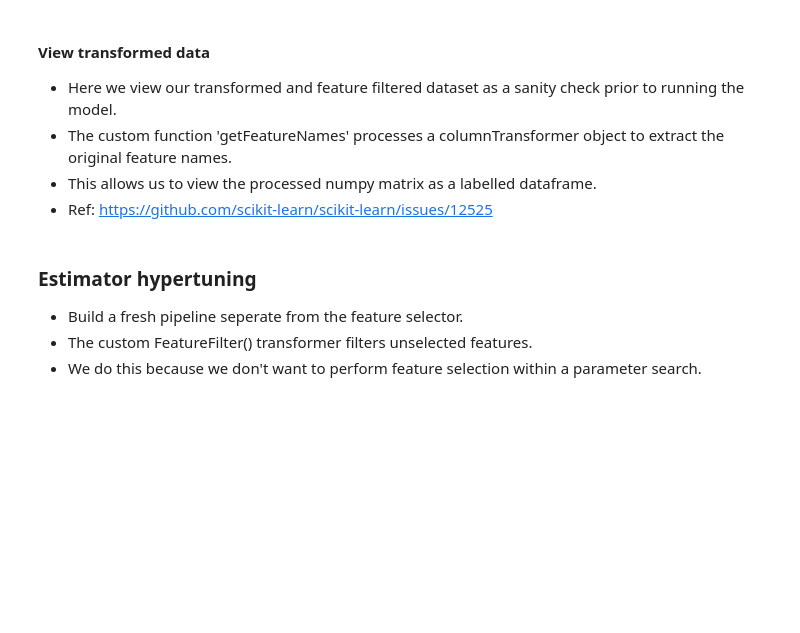
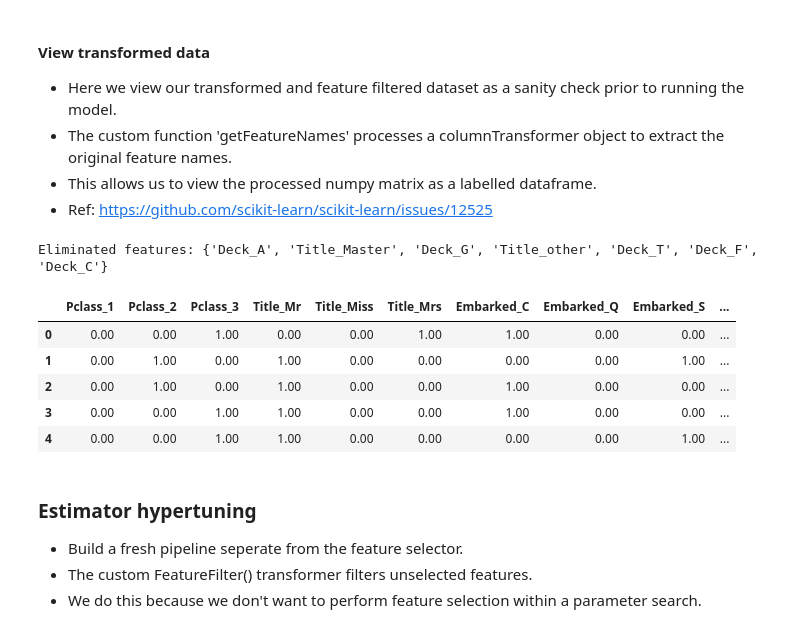
Before and after one commit to StephenRicher/machineLearning, a Jupyter notebook: Titanic/fullPipeline.ipynb, the cells around one changed output. Cells and saved outputs as stored; diff of their text form; code cells hidden in the pictures; blank space fills up the shorter version.

```diff
--- a/Titanic/fullPipeline.ipynb
+++ b/Titanic/fullPipeline.ipynb
@@ -106,0 +281,3 @@ train.loc[otherTitles, 'Title'] = 'Other'
+# %%
+train['ageGroup'] = pd.qcut(train['Age'], 4, precision=1).apply(roundInterval)
+plotSummaryCount(train, ['Sex', 'Pclass', 'ageGroup'], 'Survived', summary='mean')
@@ -253,7 +483,6 @@ class FeatureEngineer(BaseEstimator, TransformerMixin):
     def initData(self, X):
         """ Feature engineering required for both fit & transform """
         X['Title'] = X['Name'].apply(self.getTitle)
-        X['womanOrChild'] = (X['Sex'] == 'female') | (X['Title'] == 'Master')
         X['Surname'] = X['Name'].apply(self.getSurname)
         X['FamSize'] = X['Parch'] + X['SibSp'] + 1
         X['ageGroup'] = X.apply(self.estimateAgeGroup, axis=1)
@@ -284,6 +513,11 @@ class FeatureEngineer(BaseEstimator, TransformerMixin):
         X['Age'] = self._imputes['Age'].transform(X)
         X['famSurvive'] = X['Surname'].isin(self.maleNames)
         X['famDie'] = X['Surname'].isin(self.femaleNames)
+        X['Deck'] = X['Cabin'].apply(lambda x: x[0])
+        # Boolean mask of any title NOT in list
+        otherTitles = ~X['Title'].isin(['Mr', 'Miss', 'Mrs', 'Master'])
+        # Replace non-standard titles with other to reduce cardinality.
+        X.loc[otherTitles, 'Title'] = 'Other'
         return X
 
 
@@ -325,17 +559,24 @@ EmbarkedTransformer = Pipeline(steps=[
     ('encode', OneHotEncoder(
         handle_unknown='ignore', categories=[['C', 'Q', 'S']]))
 ])
+DeckTransformer = Pipeline(steps=[
+    ('impute', SimpleImputer(strategy='constant', fill_value='Unknown')),
+    ('encode', OneHotEncoder(
+        handle_unknown='ignore', categories=[['C', 'E', 'G', 'D', 'A', 'B', 'F', 'T']]))
+])
 AgeDiscretizer = Pipeline(steps=[
     ('discrete', KBinsDiscretizer(encode='ordinal', strategy='kmeans'))
 ])
 # %%
 transformers = ([
     ('Pclass',   OneHotEncoder(handle_unknown='ignore', categories=[[1, 2, 3]]),  ['Pclass']),
+    ('Title',    OneHotEncoder(handle_unknown='ignore', categories=[['Mr', 'Miss', 'Mrs', 'Master', 'other']]),  ['Title']),
     ('Embarked', EmbarkedTransformer, ['Embarked']),
+    ('Deck',     DeckTransformer, ['Deck']),
     ('Age',      AgeDiscretizer, ['Age']),
-    ('None',     NoTransformer(), ['famDie', 'famSurvive', 'womanOrChild', 'FamSize']),
+    ('None',     NoTransformer(), ['famDie', 'famSurvive', 'FamSize']),
 ])
-featureTransformer = ColumnTransformer(transformers=transformers, remainder='drop')
+featureTransformer = ColumnTransformer(transformers=transformers, remainder='drop', sparse_threshold=0)
 # %%
 # Define a preModel pipeline distinct from modelling step
 preProcessor = Pipeline(steps=[
@@ -439,21 +701,29 @@ featureSelector.fit(X_train, y_train)
 # %%
 # Extract columnTransformer and selector to extract feature names
 columnTransformer = featureSelector.named_steps['preProcess'].named_steps['columnTransform']
 selector = featureSelector.named_steps['selector']
 selectedFeatures = selector.get_support()
 featureNames = getFeatureNames(columnTransformer, selector)
 # Create dataframe of transformed data
 transformedDF = pd.DataFrame(
-    featureSelector.transform(X),
+    featureSelector.transform(X_train),
     columns=featureNames)
 
 # Symetric difference between 'with' and 'without selection'
 allFeatures = set(getFeatureNames(columnTransformer))
 
 eliminatedFeatures = allFeatures ^ set(featureNames)
 print(f'Eliminated features: {eliminatedFeatures}')
 
 transformedDF.head()
+# %% [output]
+Eliminated features: {'Deck_A', 'Title_Master', 'Deck_G', 'Title_other', 'Deck_T', 'Deck_F', 'Deck_C'}
+|  | Pclass_1 | Pclass_2 | Pclass_3 | Title_Mr | Title_Miss | Title_Mrs | Embarked_C | Embarked_Q | Embarked_S | ... |
+| 0 | 0.00 | 0.00 | 1.00 | 0.00 | 0.00 | 1.00 | 1.00 | 0.00 | 0.00 | ... |
+| 1 | 0.00 | 1.00 | 0.00 | 1.00 | 0.00 | 0.00 | 0.00 | 0.00 | 1.00 | ... |
+| 2 | 0.00 | 1.00 | 0.00 | 1.00 | 0.00 | 0.00 | 1.00 | 0.00 | 0.00 | ... |
+| 3 | 0.00 | 0.00 | 1.00 | 1.00 | 0.00 | 0.00 | 1.00 | 0.00 | 0.00 | ... |
+| 4 | 0.00 | 0.00 | 1.00 | 1.00 | 0.00 | 0.00 | 0.00 | 0.00 | 1.00 | ... |
 # %% [markdown]
 ### Estimator hypertuning
   - Build a fresh pipeline seperate from the feature selector.
```
Also changed, not shown: parts of 42 cells of this notebook.
